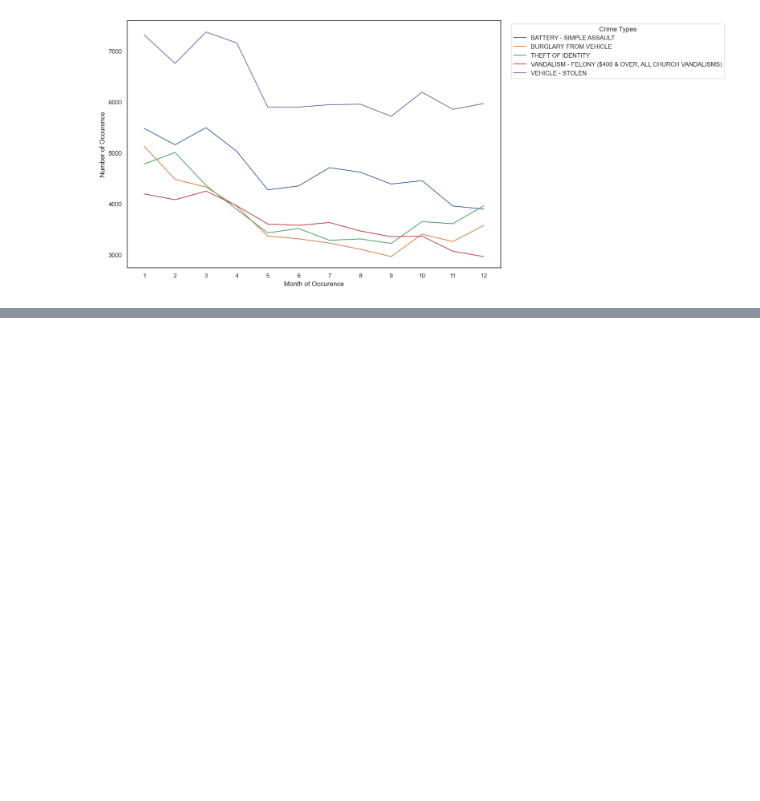
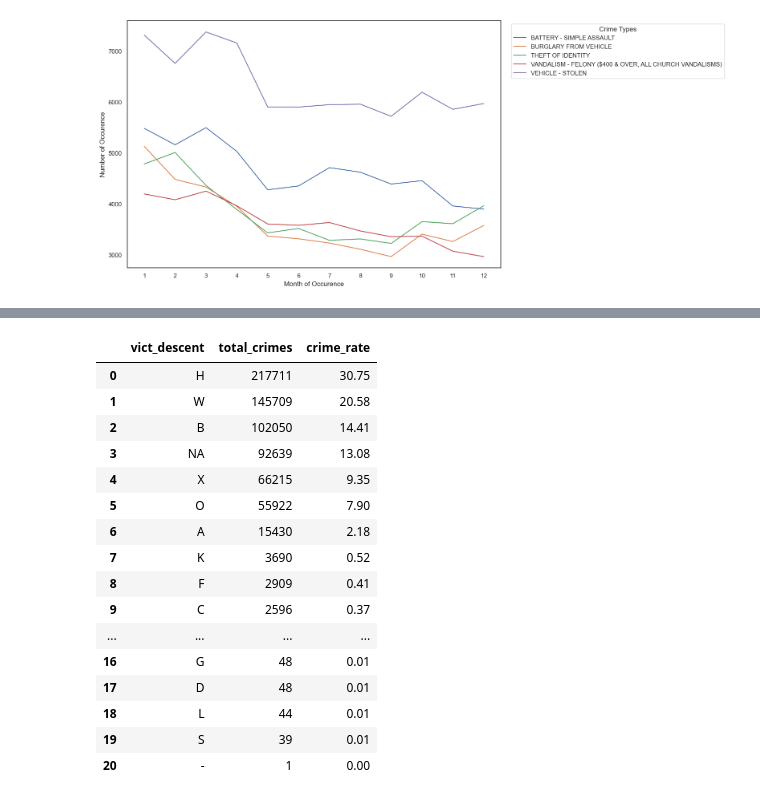
Before and after one commit to niranjanblank/LACrimeDataAnalysis, a Jupyter notebook: visualizations.ipynb, the cells around one changed output, grey strips where cells are left out. Cells and saved outputs as stored; diff of their text form; code cells hidden in the pictures; blank space fills up the shorter version.

```diff
--- a/visualizations.ipynb
+++ b/visualizations.ipynb
@@ -631,0 +750,20 @@ plt.show()
+# %%
+df
+# %% [output]
+|  | vict_descent | total_crimes | crime_rate |
+| 0 | H | 217711 | 30.75 |
+| 1 | W | 145709 | 20.58 |
+| 2 | B | 102050 | 14.41 |
+| 3 | NA | 92639 | 13.08 |
+| 4 | X | 66215 | 9.35 |
+| 5 | O | 55922 | 7.90 |
+| 6 | A | 15430 | 2.18 |
+| 7 | K | 3690 | 0.52 |
+| 8 | F | 2909 | 0.41 |
+| 9 | C | 2596 | 0.37 |
+| ... | ... | ... | ... |
+| 16 | G | 48 | 0.01 |
+| 17 | D | 48 | 0.01 |
+| 18 | L | 44 | 0.01 |
+| 19 | S | 39 | 0.01 |
+| 20 | - | 1 | 0.00 |
```
Also changed, not shown: parts of 18 cells of this notebook, 1 other file.
